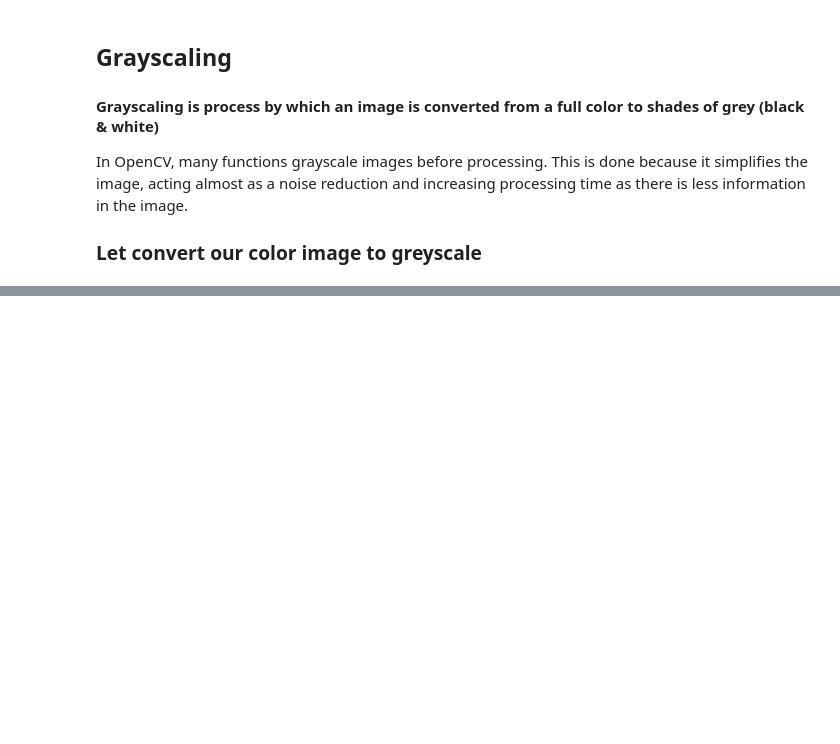
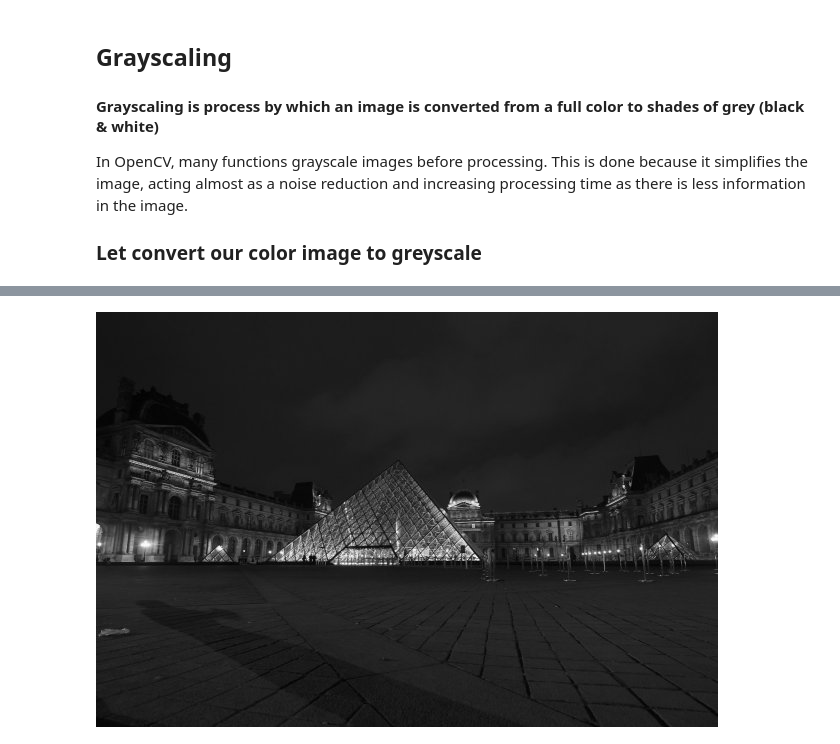
Before and after one commit to RocioLiu/OpenCV_tutorial, a Jupyter notebook: 1_2_Grayscaling.ipynb, the cells around one changed output, grey strips where cells are left out. Drawn from its saved outputs; the diff is of its cells as text; code cells hidden in the pictures; blank space fills up the shorter version.

```diff
--- a/1_2_Grayscaling.ipynb
+++ b/1_2_Grayscaling.ipynb
@@ -20,0 +26,9 @@ NameError: ignored
+# %%
+# We use cvtColor, to convert to grayscale
+gray_image = cv2.cvtColor(image, cv2.COLOR_BGR2GRAY)
+
+cv2_imshow(gray_image)
+cv2.waitKey()
+cv2.destroyAllWindows()
+# %% [output]
+[figure, added]
```
Also changed, not shown: parts of 2 cells of this notebook.
